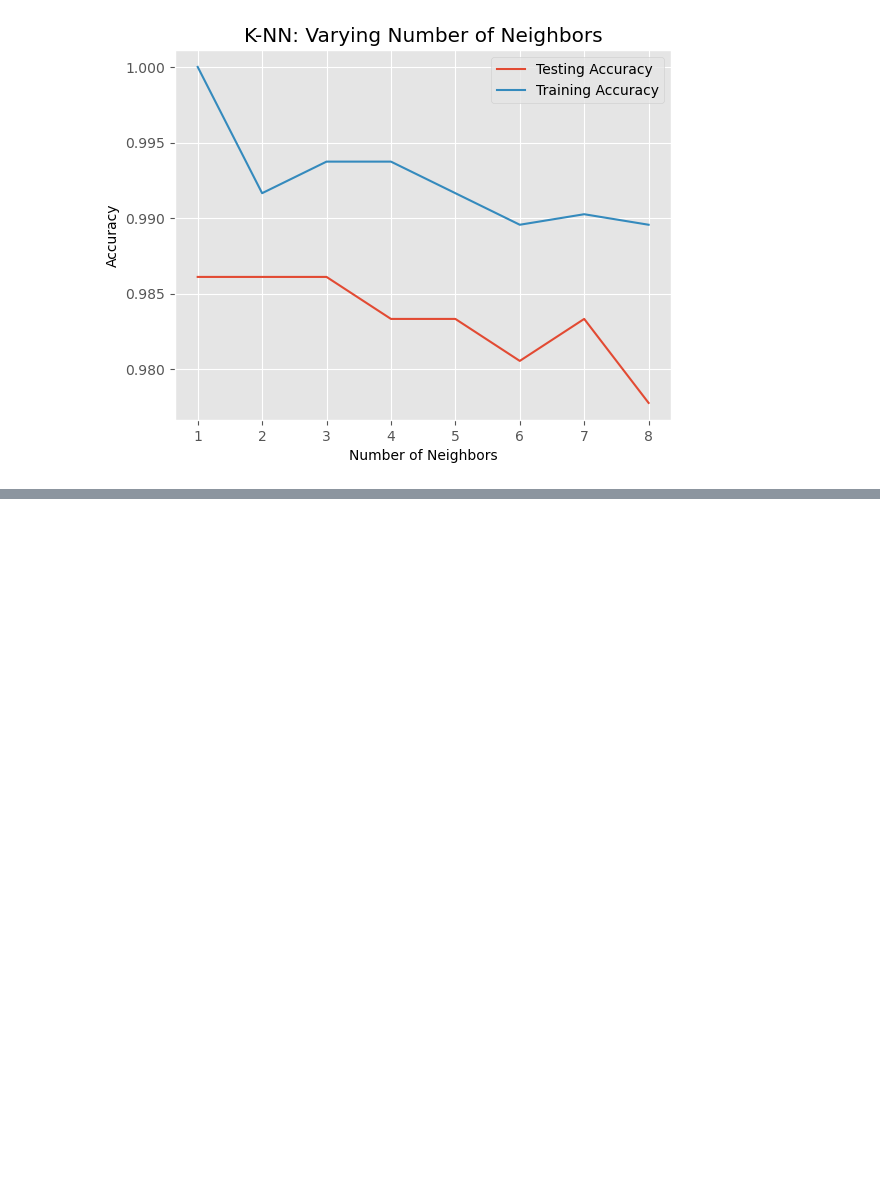
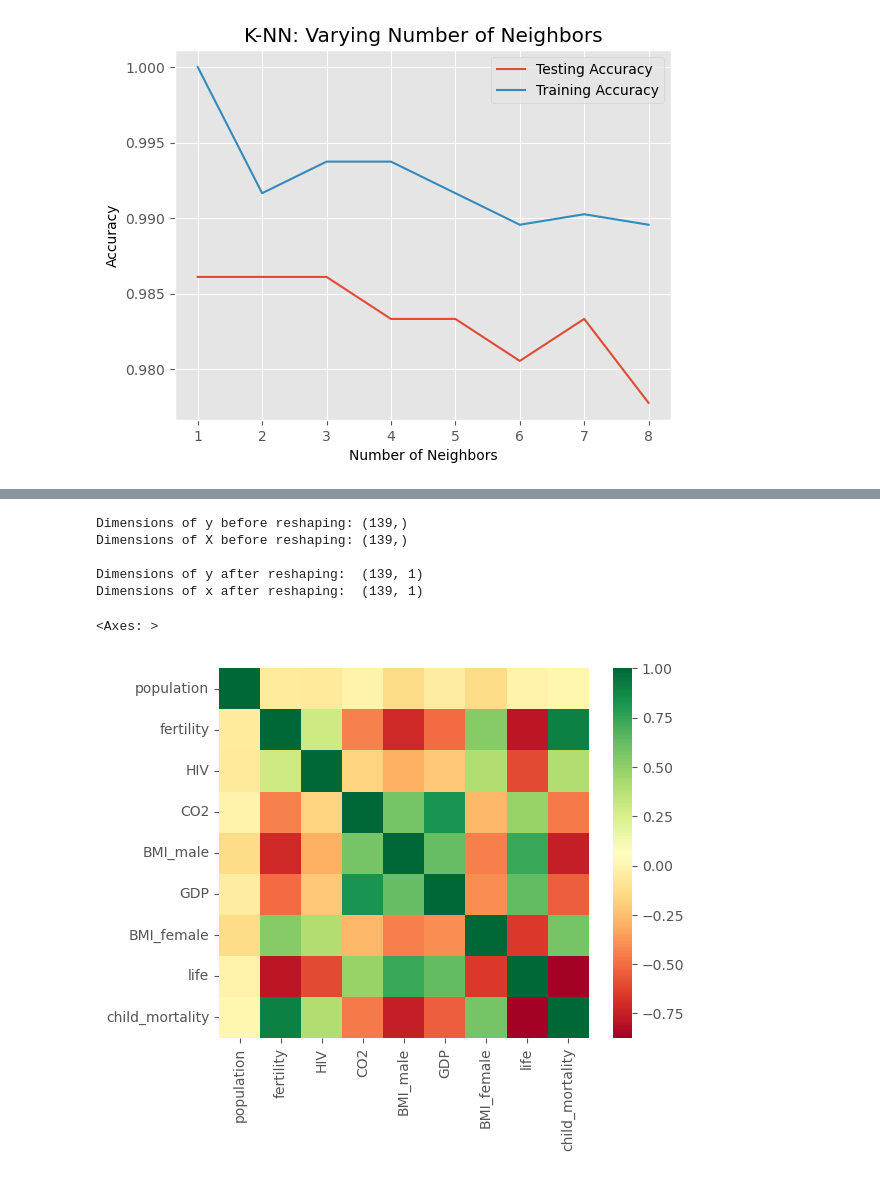
Before and after one commit to Wanjin5508/DataScience, a Jupyter notebook: machine_learning_with_scikit_learn/supervised_learning_with_sklearn.ipynb, the cells around one changed output, grey strips where cells are left out. Saved outputs shown, nothing was run; the diff lists cells and outputs as text; code cells hidden in the pictures; blank space fills up the shorter version.

```diff
--- a/machine_learning_with_scikit_learn/supervised_learning_with_sklearn.ipynb
+++ b/machine_learning_with_scikit_learn/supervised_learning_with_sklearn.ipynb
@@ -357,0 +438,6 @@ plt.show()
+# %%
+# import numpy as np
+# import pandas as pd
+
+df = pd.read_csv('gm_2008_region.csv')
+print(df.head())
@@ -357,0 +458,30 @@ plt.show()
+# %%
+# * create arrays for features and target variable
+y = df['life'].values
+X = df['fertility'].values
+
+# dimensions of X and y before reshaping
+print("Dimensions of y before reshaping: {}".format(y.shape))
+print(f'Dimensions of X before reshaping: {X.shape}')
+
+# TODO: reshape X and y
+y_reshaped = y.reshape(-1, 1)
+X_reshaped = X.reshape(-1, 1)
+
+# dimensions of X and y after reshaping
+print("\nDimensions of y after reshaping: ", y_reshaped.shape)
+print('Dimensions of x after reshaping: ', X_reshaped.shape)
+# %% [output]
+Dimensions of y before reshaping: (139,)
+Dimensions of X before reshaping: (139,)
+
+Dimensions of y after reshaping:  (139, 1)
+Dimensions of x after reshaping:  (139, 1)
+# %%
+# TODO: exploring the gapminder data:
+import seaborn as sns
+
+sns.heatmap(df.corr(), square=True, cmap='RdYlGn')
+# %% [output]
+<Axes: >
+[figure, added]
```
Also changed, not shown: parts of 19 cells of this notebook, 1 other file.
